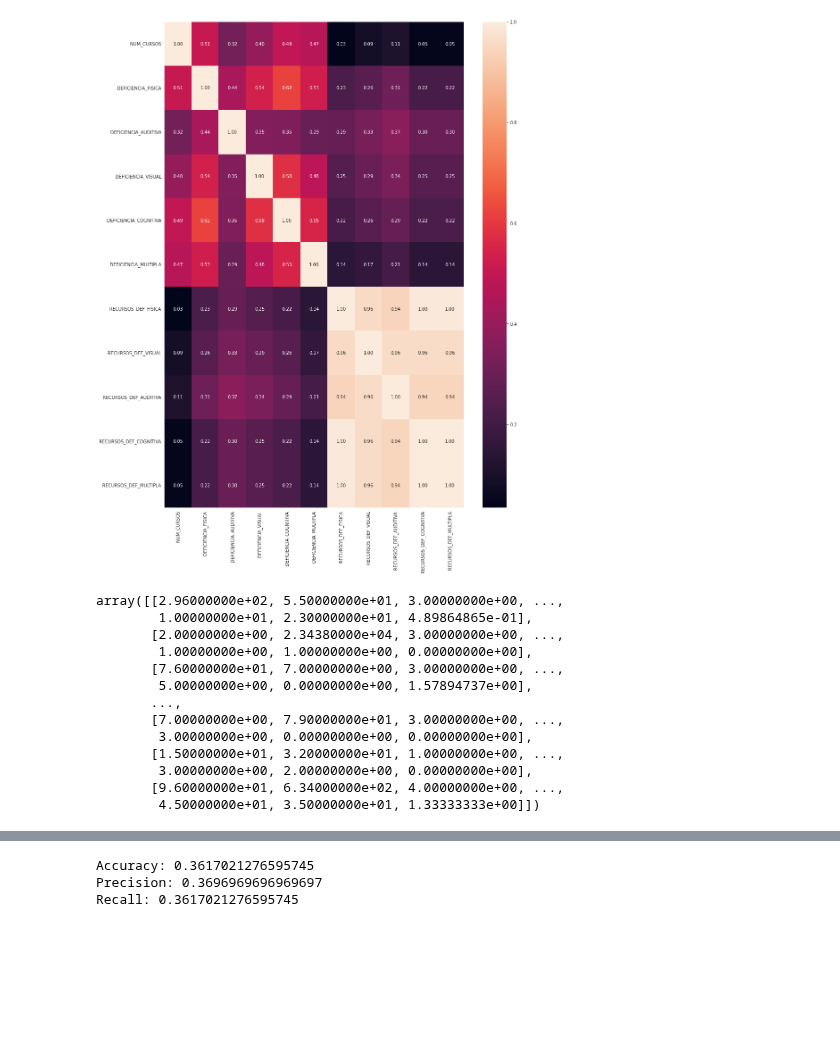
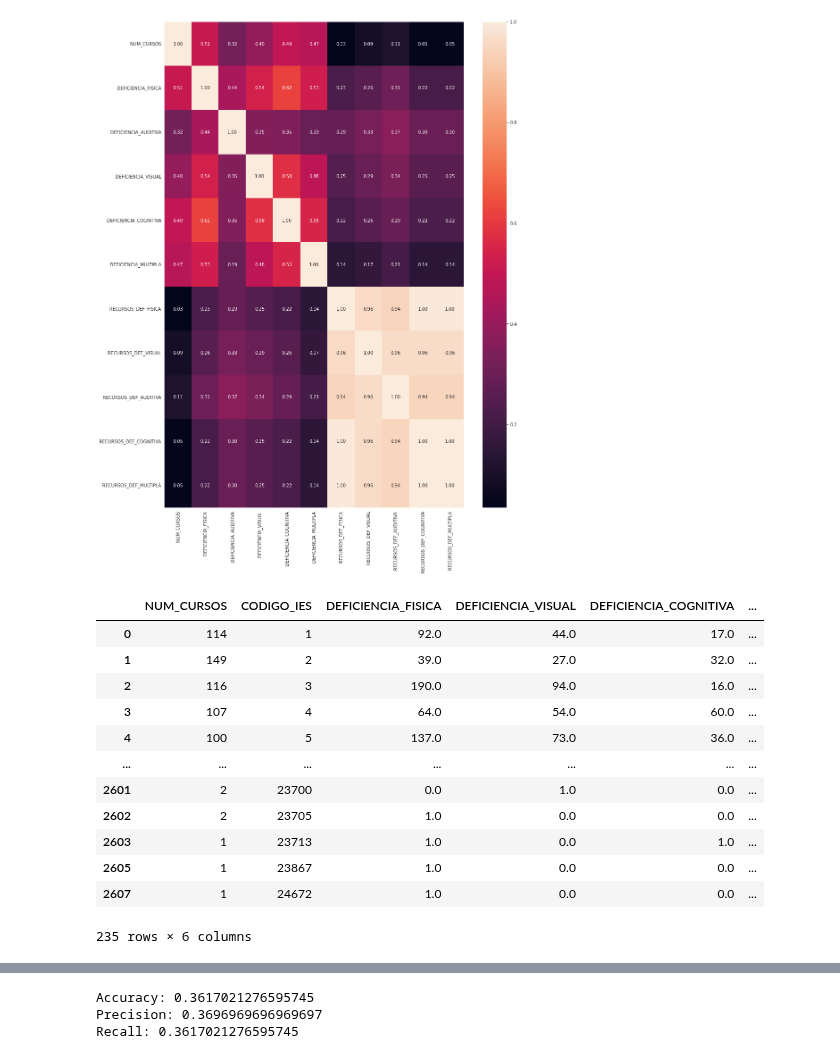
Before and after one commit to roxacarv/edulearn, a Jupyter notebook: classificação/classification.ipynb, the cells around one changed output, grey strips where cells are left out. Cells and saved outputs as stored; diff of their text form; code cells hidden in the pictures; blank space fills up the shorter version.

```diff
--- a/classificação/classification.ipynb
+++ b/classificação/classification.ipynb
@@ -240,28 +245,20 @@ x_min, x_max = X[:, 0].min() - 1, X[:, 0].max() + 1
 y_min, y_max = X[:, 1].min() - 1, X[:, 1].max() + 1
 xx, yy = np.meshgrid(np.arange(x_min, x_max, 0.02), np.arange(y_min, y_max, 0.02))
 #Z = clf.predict(np.c_[xx.ravel(), yy.ravel()])
-# %%
-X = X_train.to_numpy()
-sns.scatterplot(
-    x=X[:, 0],
-    y=X[:, 1],
-    hue="TIPO_CATEGORIA_ADM",
-    palette=["darkorange", "c", "darkblue"],
-    alpha=1.0,
-    edgecolor="black"
-)
-# %% [output]
-array([[2.96000000e+02, 5.50000000e+01, 3.00000000e+00, ...,
-        1.00000000e+01, 2.30000000e+01, 4.89864865e-01],
-       [2.00000000e+00, 2.34380000e+04, 3.00000000e+00, ...,
-        1.00000000e+00, 1.00000000e+00, 0.00000000e+00],
-       [7.60000000e+01, 7.00000000e+00, 3.00000000e+00, ...,
-        5.00000000e+00, 0.00000000e+00, 1.57894737e+00],
-       ...,
-       [7.00000000e+00, 7.90000000e+01, 3.00000000e+00, ...,
-        3.00000000e+00, 0.00000000e+00, 0.00000000e+00],
-       [1.50000000e+01, 3.20000000e+01, 1.00000000e+00, ...,
-        3.00000000e+00, 2.00000000e+00, 0.00000000e+00],
-       [9.60000000e+01, 6.34000000e+02, 4.00000000e+00, ...,
-        4.50000000e+01, 3.50000000e+01, 1.33333333e+00]])
+# %%
+X
+# %% [output]
+|  | NUM_CURSOS | CODIGO_IES | DEFICIENCIA_FISICA | DEFICIENCIA_VISUAL | DEFICIENCIA_COGNITIVA | ... |
+| 0 | 114 | 1 | 92.0 | 44.0 | 17.0 | ... |
+| 1 | 149 | 2 | 39.0 | 27.0 | 32.0 | ... |
+| 2 | 116 | 3 | 190.0 | 94.0 | 16.0 | ... |
+| 3 | 107 | 4 | 64.0 | 54.0 | 60.0 | ... |
+| 4 | 100 | 5 | 137.0 | 73.0 | 36.0 | ... |
+| ... | ... | ... | ... | ... | ... | ... |
+| 2601 | 2 | 23700 | 0.0 | 1.0 | 0.0 | ... |
+| 2602 | 2 | 23705 | 1.0 | 0.0 | 0.0 | ... |
+| 2603 | 1 | 23713 | 1.0 | 0.0 | 1.0 | ... |
+| 2605 | 1 | 23867 | 1.0 | 0.0 | 0.0 | ... |
+| 2607 | 1 | 24672 | 1.0 | 0.0 | 0.0 | ... |
+235 rows × 6 columns
 # %%
```
Also changed, not shown: parts of 6 cells of this notebook.
